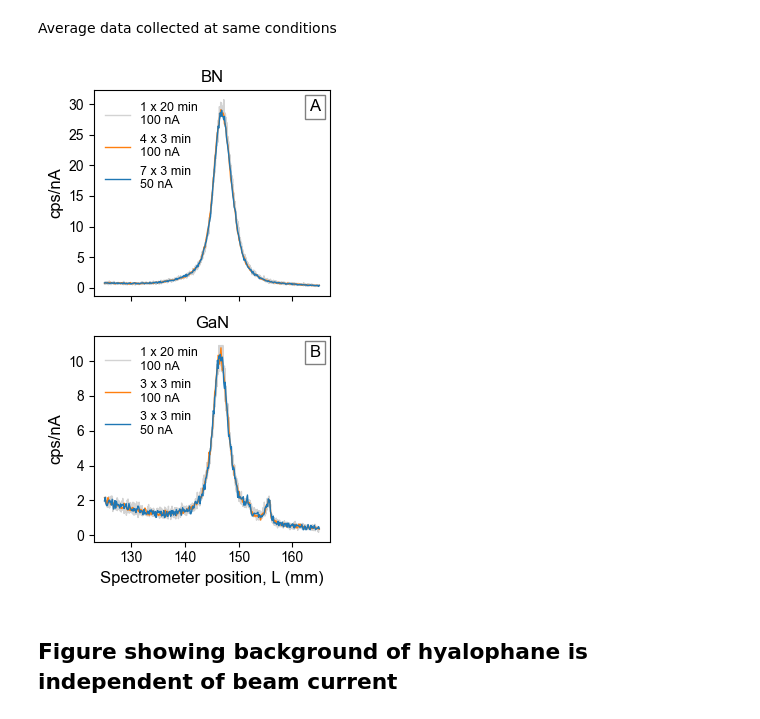
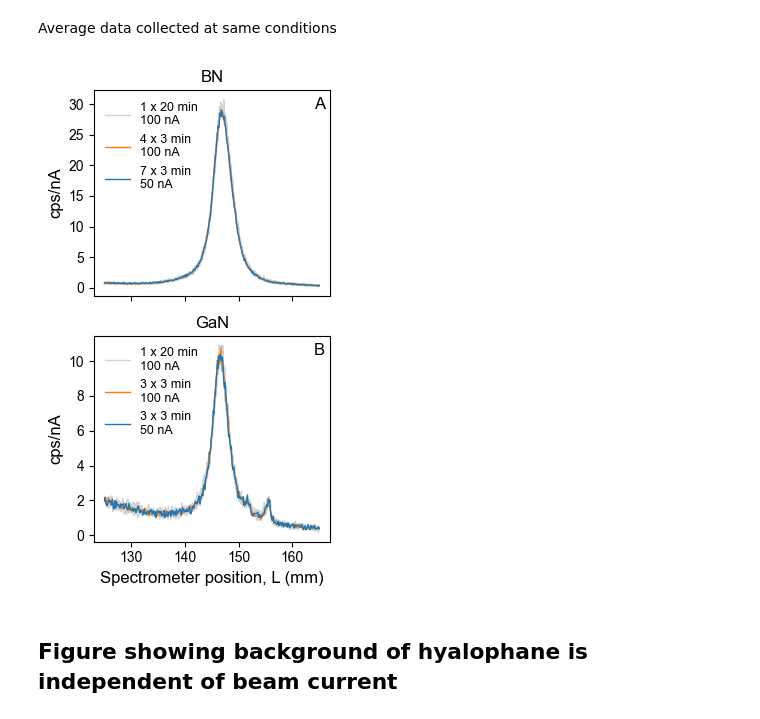
Before and after one commit to eleanor-m/n_epma_analysis, a Jupyter notebook: notebooks/11_wd_scans_at_different_conditions.ipynb, the cells around one changed output. Drawn from its saved outputs; the diff is of its cells as text; code cells hidden in the pictures.

Commit message:
More small tweaks to figures

```diff
--- a/notebooks/11_wd_scans_at_different_conditions.ipynb
+++ b/notebooks/11_wd_scans_at_different_conditions.ipynb
@@ -397,36 +397,37 @@ for i, s in enumerate(['bn_long_100nA', 'bn_short_100nA', 'bn_short_50nA']):
         scan.metadata.n, scan.metadata.total_time_mins, s.split('_')[-1].replace('nA', '')))
 
 for i, s in enumerate(['gan_long_100nA', 'gan_short_100nA', 'gan_short_50nA']):
     scan = avg_scans['LDE1L'][s]
 
     scan.data.plot(
         x='L', y='cps_per_nA', ax=ax[1], lw=1, color=clrs[i],
         label = '{:.0f} x {:.0f} min\n{} nA'.format(
         scan.metadata.n, scan.metadata.total_time_mins, s.split('_')[-1].replace('nA', '')))
 
 ax[0].set_title('BN')
 ax[1].set_title('GaN')
 
 alphalabel = 'AB'
 for i, a in enumerate(ax):
     a.set_xlabel('Spectrometer position, L (mm)', fontsize = 12)
     a.set_ylabel('cps/nA', fontsize = 12)
     a.set_xticks(np.arange(130, 170, 10))
 
     trans = mtransforms.ScaledTranslation(5/72, -5/72, fig.dpi_scale_trans)
-    a.text(0.93, 0.99, alphalabel[i], transform=a.transAxes + trans,
+    a.text(0.95, 1, alphalabel[i], transform=a.transAxes + trans,
             fontsize=12, va='top', ha='right', fontfamily='Arial',
-            bbox=dict(facecolor='w', edgecolor='grey', pad=3.0))
+            # bbox=dict(facecolor='w', edgecolor='grey', pad=3.0)
+            )
 
 ax[0].legend(ncol=1, loc='upper left', bbox_to_anchor=(0,1), fontsize=9, frameon=False)
 ax[1].legend(ncol=1, loc='upper left', bbox_to_anchor=(0,1), fontsize=9, frameon=False)
 
 plt.tight_layout()
 
 plt.savefig('../figures/nitride_peaks_at_different_conditions.png')
 plt.savefig('../figures/for_submission/Figure_5.pdf', dpi=600)
 # %% [output]
-[figure, old version]
+[figure, new version]
 # %% [markdown]
 ## Figure showing background of hyalophane is independent of beam current
 # %%
```
Also changed, not shown: 11 other files.
